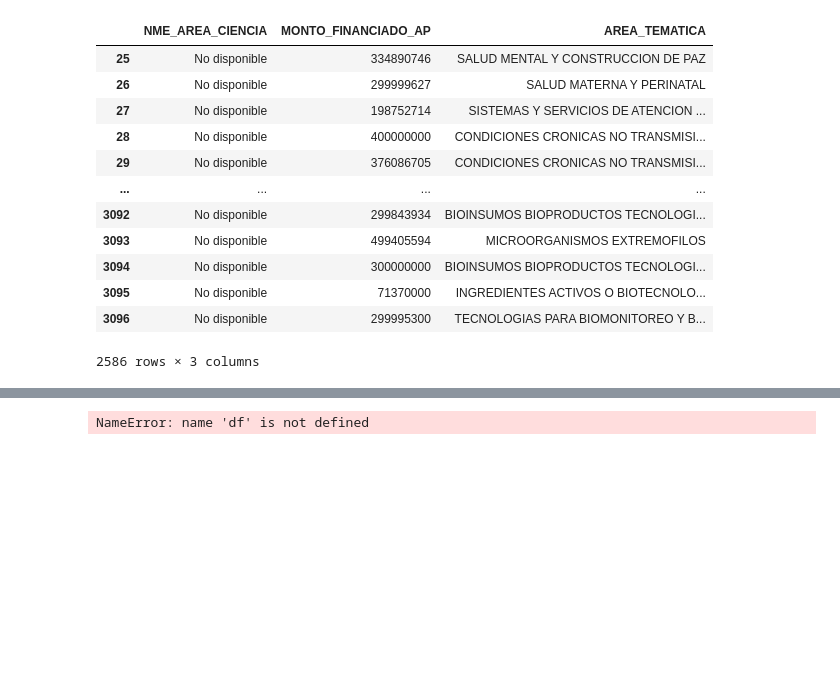
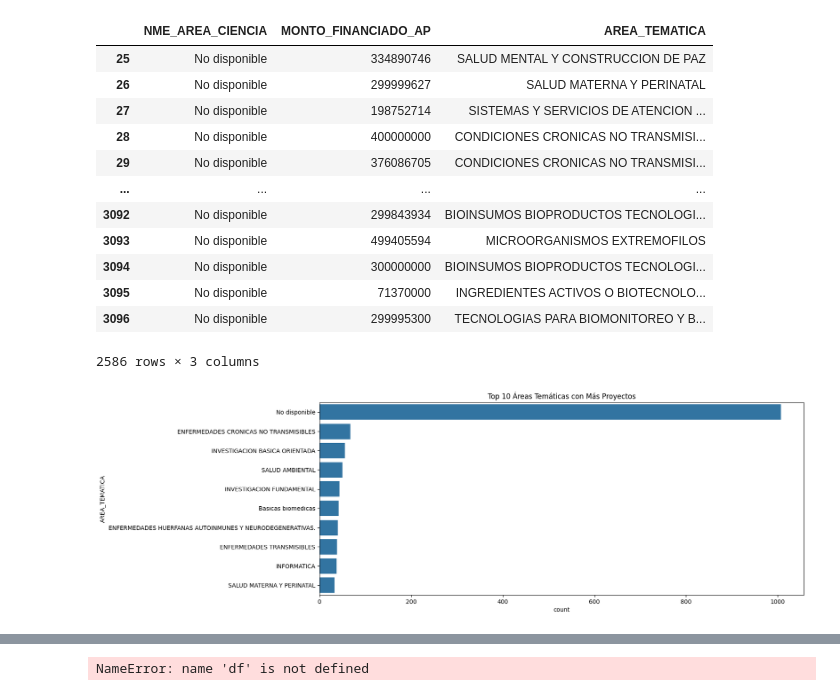
Before and after one commit to Diazbj/ProyectoAnalisisDeDatos, a Jupyter notebook: ProyectoAD.ipynb, the cells around one changed output, grey strips where cells are left out. Saved outputs shown, nothing was run; the diff lists cells and outputs as text; code cells hidden in the pictures; blank space fills up the shorter version.

```diff
--- a/ProyectoAD.ipynb
+++ b/ProyectoAD.ipynb
@@ -279,3 +314,12 @@ nuevo_df
 | 3095 | No disponible | 71370000 | INGREDIENTES ACTIVOS O BIOTECNOLO... |
 | 3096 | No disponible | 299995300 | TECNOLOGIAS PARA BIOMONITOREO Y B... |
 2586 rows × 3 columns
+# %%
+plt.figure(figsize=(15, 6))
+sns.countplot(y='AREA_TEMATICA',
+              data=dfLimpieza,
+              order=dfLimpieza['AREA_TEMATICA'].value_counts().iloc[:10].index)
+plt.title('Top 10 Áreas Temáticas con Más Proyectos')
+plt.show()
+# %% [output]
+[figure, added]
```
Also changed, not shown: parts of 21 cells of this notebook.
